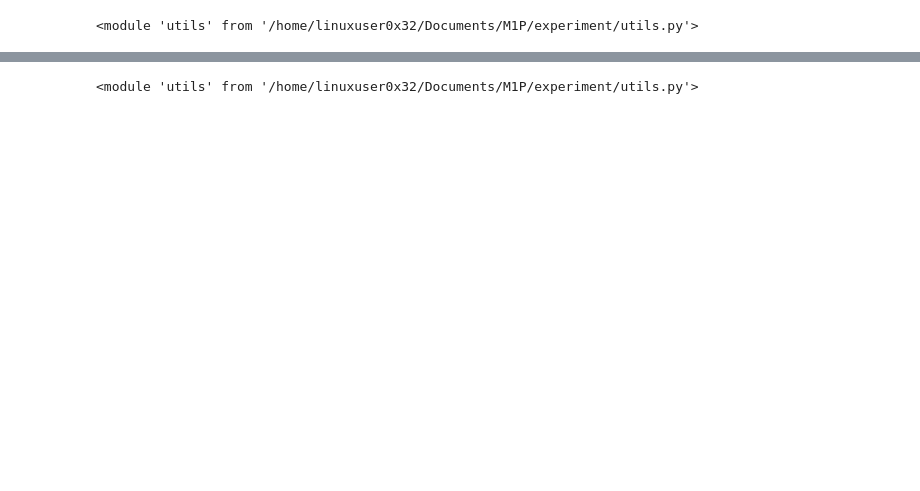
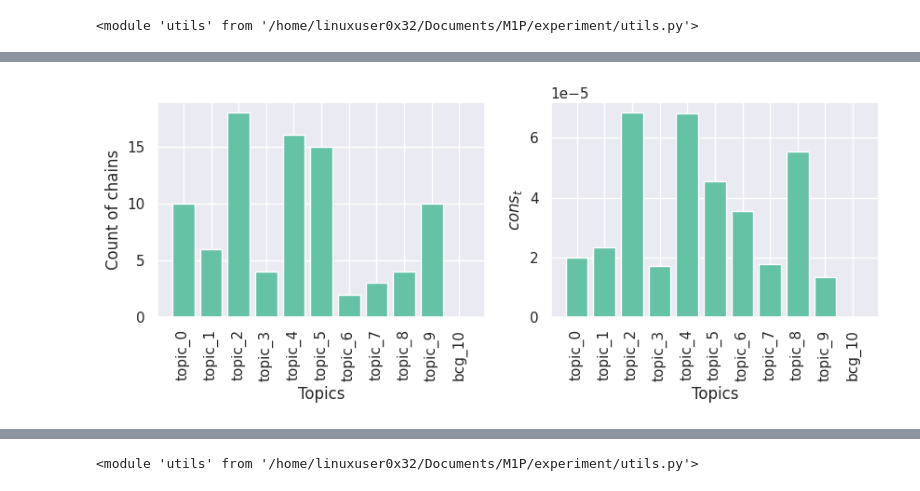
Before and after one commit to intsystems/2024-Project-148, a Jupyter notebook: code/Experiment.ipynb, the cells around one changed output, grey strips where cells are left out. Cells and saved outputs as stored; diff of their text form; code cells hidden in the pictures; blank space fills up the shorter version.

```diff
--- a/code/Experiment.ipynb
+++ b/code/Experiment.ipynb
@@ -118,4 +119,4 @@ class ChainsInterpretability:
 # %%
 %%time
-score = ChainsInterpretability(chains)
+score = chains_interpretability.ChainsConsistency(chains)
 # %% [output]
@@ -123,0 +125,4 @@ Wall time: 38.9 µs
+# %%
+score.visualize(final_model)
+# %% [output]
+[figure, added]
```
Also changed, not shown: parts of 57 cells of this notebook, 9 other files.
